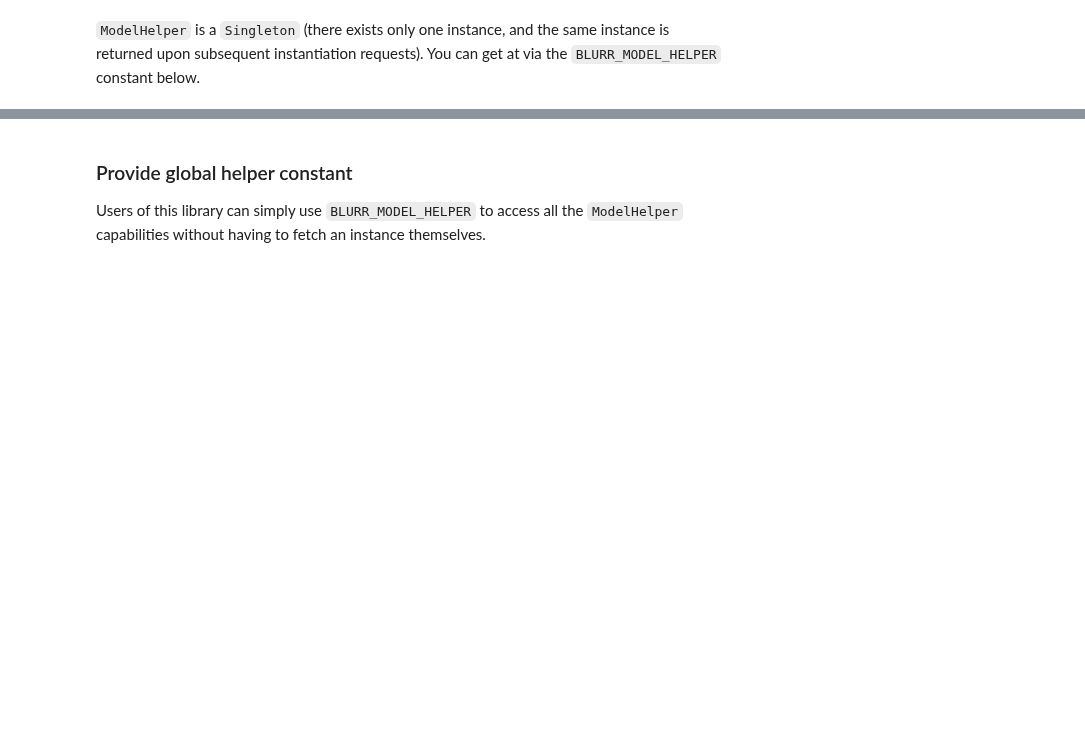
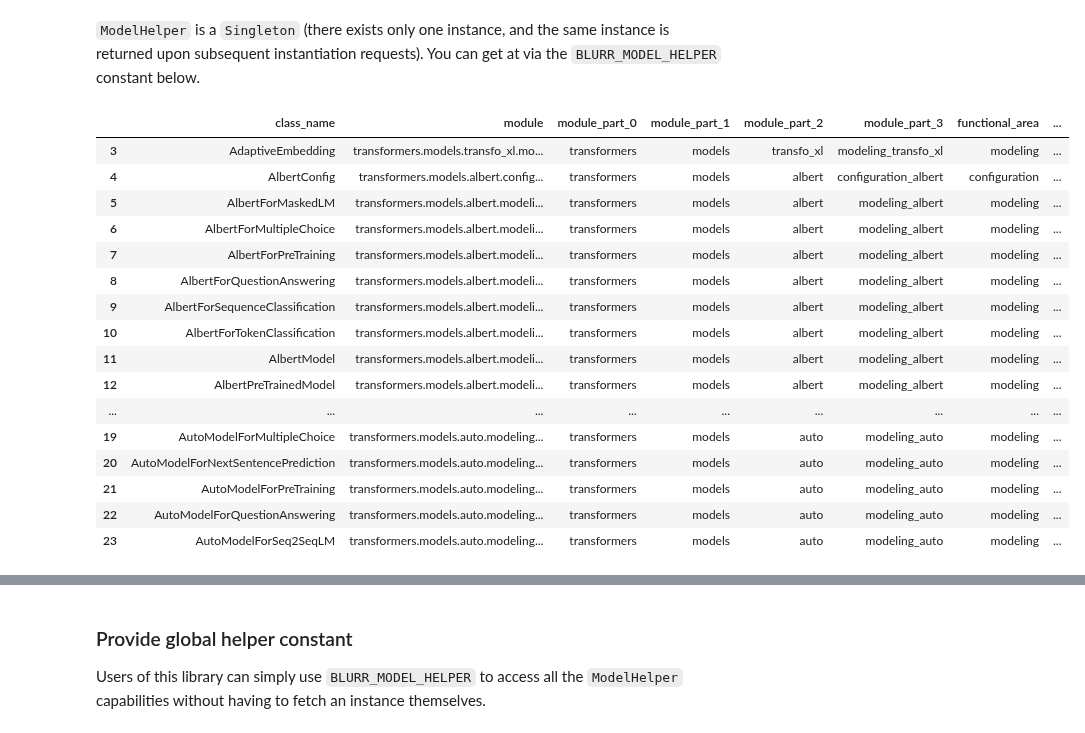
Before and after one commit to ohmeow/blurr, a Jupyter notebook: nbs/00_utils.ipynb, the cells around one changed output, grey strips where cells are left out. Cells and saved outputs as stored; diff of their text form; code cells hidden in the pictures; blank space fills up the shorter version.

```diff
--- a/nbs/00_utils.ipynb
+++ b/nbs/00_utils.ipynb
@@ -227,6 +234,26 @@ class ModelHelper():
 mh = ModelHelper()
 mh2 = ModelHelper()
 test_eq(mh, mh2)
+# %%
+display_df(mh._df.head(20))
+# %% [output]
+|  | class_name | module | module_part_0 | module_part_1 | module_part_2 | module_part_3 | functional_area | ... |
+| 3 | AdaptiveEmbedding | transformers.models.transfo_xl.mo... | transformers | models | transfo_xl | modeling_transfo_xl | modeling | ... |
+| 4 | AlbertConfig | transformers.models.albert.config... | transformers | models | albert | configuration_albert | configuration | ... |
+| 5 | AlbertForMaskedLM | transformers.models.albert.modeli... | transformers | models | albert | modeling_albert | modeling | ... |
+| 6 | AlbertForMultipleChoice | transformers.models.albert.modeli... | transformers | models | albert | modeling_albert | modeling | ... |
+| 7 | AlbertForPreTraining | transformers.models.albert.modeli... | transformers | models | albert | modeling_albert | modeling | ... |
+| 8 | AlbertForQuestionAnswering | transformers.models.albert.modeli... | transformers | models | albert | modeling_albert | modeling | ... |
+| 9 | AlbertForSequenceClassification | transformers.models.albert.modeli... | transformers | models | albert | modeling_albert | modeling | ... |
+| 10 | AlbertForTokenClassification | transformers.models.albert.modeli... | transformers | models | albert | modeling_albert | modeling | ... |
+| 11 | AlbertModel | transformers.models.albert.modeli... | transformers | models | albert | modeling_albert | modeling | ... |
+| 12 | AlbertPreTrainedModel | transformers.models.albert.modeli... | transformers | models | albert | modeling_albert | modeling | ... |
+| ... | ... | ... | ... | ... | ... | ... | ... | ... |
+| 19 | AutoModelForMultipleChoice | transformers.models.auto.modeling... | transformers | models | auto | modeling_auto | modeling | ... |
+| 20 | AutoModelForNextSentencePrediction | transformers.models.auto.modeling... | transformers | models | auto | modeling_auto | modeling | ... |
+| 21 | AutoModelForPreTraining | transformers.models.auto.modeling... | transformers | models | auto | modeling_auto | modeling | ... |
+| 22 | AutoModelForQuestionAnswering | transformers.models.auto.modeling... | transformers | models | auto | modeling_auto | modeling | ... |
+| 23 | AutoModelForSeq2SeqLM | transformers.models.auto.modeling... | transformers | models | auto | modeling_auto | modeling | ... |
 # %%
 #hide
 display_df(mh._df.head())
```
Also changed, not shown: parts of 15 cells of this notebook, 35 other files.
